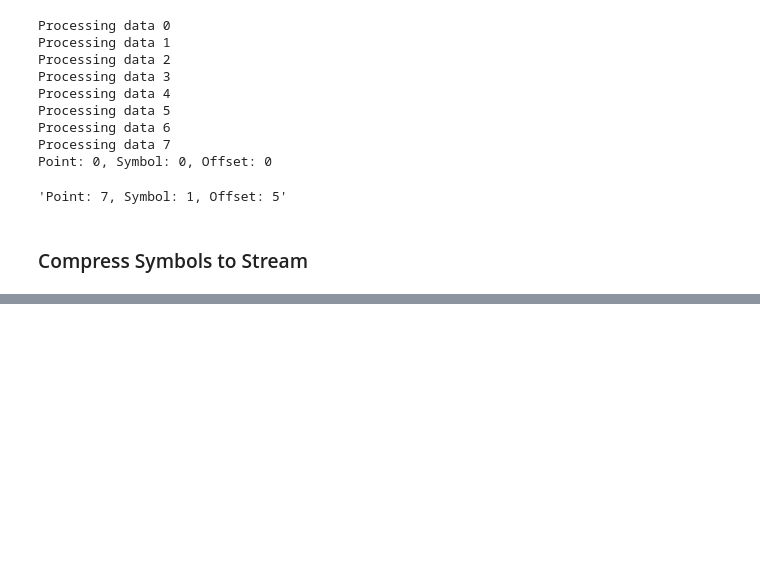
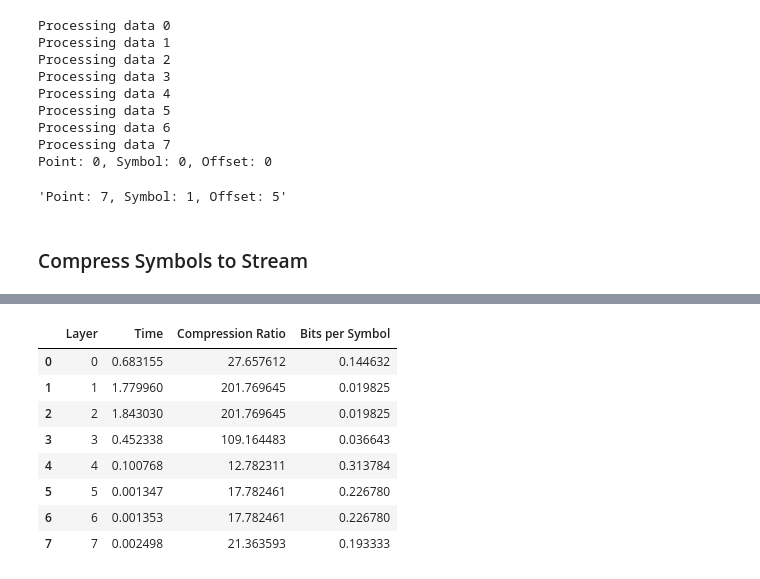
Before and after one commit to adamrt27/ANS_py, a Jupyter notebook: tANS_apack.ipynb, the cells around one changed output, grey strips where cells are left out. Drawn from its saved outputs; the diff is of its cells as text; code cells hidden in the pictures; blank space fills up the shorter version.

```diff
--- a/tANS_apack.ipynb
+++ b/tANS_apack.ipynb
@@ -704,11 +685,12 @@ for s_tab in s_tabs:
     # Get frequencies from the symbol table
     freq = list(s_tab.vcnt)
 
-    # If any of the frequencies are 0, make them 1
-    freq = [1 if f == 0 else f for f in freq]
-
-    # rescale to a power of 2 so it works with ANS
-    freq = rescale_list_to_power_of_2(freq)
+    # rescale so the sum of freq is 2**10, this ensures the Coder works effieciently
+    # before I was just rescaling to the most accurate power of 2, but the coder would time out
+    # building the object
+    # Note: the rescale_list_to_power_of_2 function ensures that the sum of the list is a power of 2
+    #       and also that no element is zero (bumps up the smallest elements to 1)
+    freq = rescale_list_to_power_of_2(freq, 2**10)
 
     # append to freqs
     freqs.append(freq)
@@ -727,16 +713,21 @@ Sum: 16384
 import time
 nbits = 4 # takes 4 bits to represent each symbol
 
-for i in range(4, len(freqs)):
+all_times = []
+all_comp_ratios = []
+all_bps = []
+
+for i in range(len(freqs)):
     print(f"Compressing Layer {i}")
 
     times = []
     comp_ratios = []
-    bps = []
+    bp_sym = []
 
     for j in range(len(comp_tensors[i])):
+        print(f"\tCompressing tensor {j}")
 
-        c = Coder(sum(freqs[i]), [i for i in range(len(freqs[i]))], freq, fast = False)
+        c = Coder(sum(freqs[i]), [i for i in range(len(freqs[i]))], freqs[i], fast = False)
 
         msg = [p.symbol for p in comp_tensors[i][j].points]
 
@@ -751,10 +742,15 @@ for i in range(4, len(freqs)):
 
         times.append(time_taken)
         comp_ratios.append(len(msg) * nbits / comp_bits)
-        bps.append(comp_bits / time_taken)
+        bp_sym.append(comp_bits / len(msg))
 
     # print average stats
     print("\tAverage time taken: %f seconds" % np.mean(times))
     print("\tAverage compression ratio: %f" % np.mean(comp_ratios))
-    print("\tAverage bits per second: %f" % np.mean(bps))
+    print("\tAverage bits per symbol: %f" % np.mean(bp_sym))
+
+    # add stats to all lists
+    all_times.append(times)
+    all_comp_ratios.append(comp_ratios)
+    all_bps.append(bp_sym)
 # %% [output]
@@ -761,0 +774,20 @@ Compressing Layer 4
+# %%
+# display stats in a dataframe
+import pandas as pd
+
+stats = pd.DataFrame({"Layer": [i for i in range(len(freqs))],
+                      "Time": [np.mean(all_times[i]) for i in range(len(freqs))],
+                      "Compression Ratio": [np.mean(all_comp_ratios[i]) for i in range(len(freqs))],
+                      "Bits per Symbol": [np.mean(all_bps[i]) for i in range(len(freqs))]})
+# %%
+stats
+# %% [output]
+|  | Layer | Time | Compression Ratio | Bits per Symbol |
+| 0 | 0 | 0.683155 | 27.657612 | 0.144632 |
+| 1 | 1 | 1.779960 | 201.769645 | 0.019825 |
+| 2 | 2 | 1.843030 | 201.769645 | 0.019825 |
+| 3 | 3 | 0.452338 | 109.164483 | 0.036643 |
+| 4 | 4 | 0.100768 | 12.782311 | 0.313784 |
+| 5 | 5 | 0.001347 | 17.782461 | 0.226780 |
+| 6 | 6 | 0.001353 | 17.782461 | 0.226780 |
+| 7 | 7 | 0.002498 | 21.363593 | 0.193333 |
```
Also changed, not shown: parts of 4 cells of this notebook, 1 other file.
